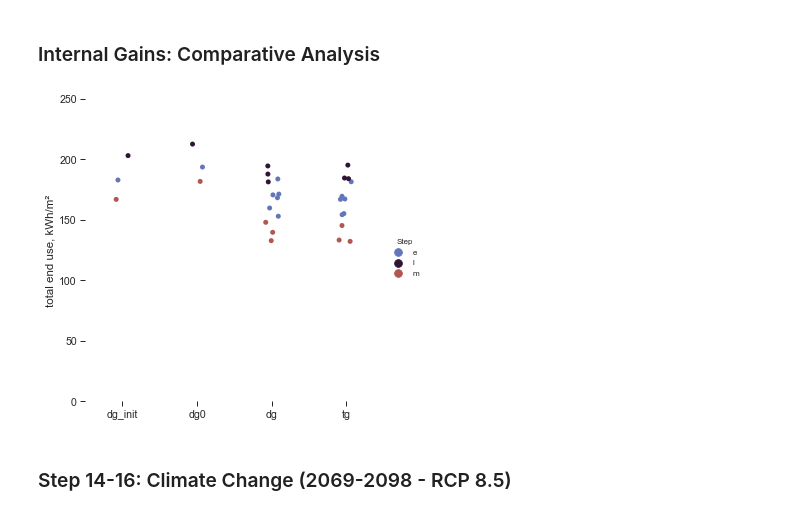
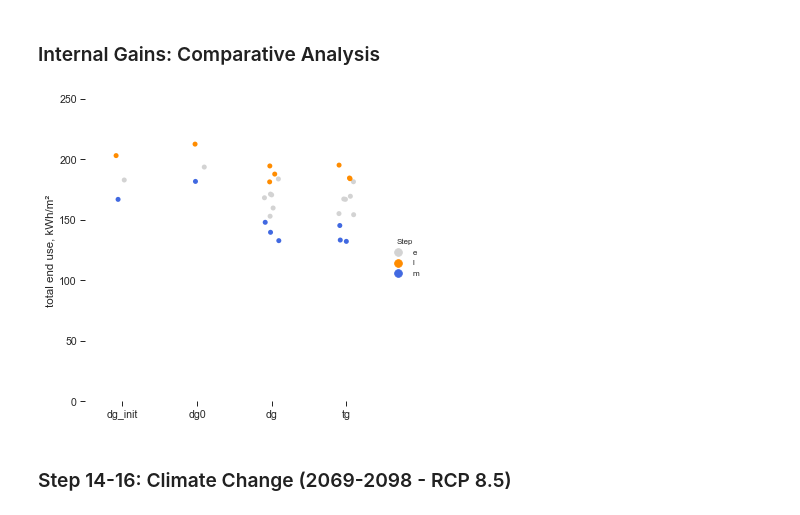
Before and after one commit to JeanSouv/LCA_IGUs, a Jupyter notebook: 01_BEM.ipynb, the cells around one changed output. Drawn from its saved outputs; the diff is of its cells as text; code cells hidden in the pictures.

Commit message:
Graph updated

```diff
--- a/01_BEM.ipynb
+++ b/01_BEM.ipynb
@@ -1743,13 +1743,10 @@ if run_stepbystep:
         idf_modified.run(output_directory=Path('outputs/energyplus'))
 
         # Post-process the results:
-        glazed_facade_area = glazed_facade_area*0.75
         (df_step8, ls_unmet, df_end_use_allsteps) = (
             simulation_postprocess(run_n, df_step8, ls_unmet,
                                    df_end_use_allsteps)
         )
-        # Set back the initial value for the glazed façade area:
-        glazed_facade_area = 2750
 
         # Save results:
         save_results_csv(8, df_step8, ls_unmet, df_end_use_allsteps)
@@ -3372,27 +3331,29 @@ total_end_use_h_plot(code, 300, title)
 # %%
 # Convert to kWh/m²:
 df_plot = (df_end_use_total / net_conditioned_area * 278)
 # Consider only step 5, 12, 13:
 df_plot = df_plot[['e', 'l', 'm']].T.reset_index()
 # Drop single glazing:
 df_plot = df_plot[df_plot.IGU != "sg"]
 
+mycolors=sns.color_palette(['lightgrey', 'darkorange', 'royalblue'])
+
 # Category plot:
 ax = sns.catplot(data=df_plot, x="IGU", y="Total", hue="Step",
                  # kind="point", capsize=.1,
-                 palette="twilight", height=5, aspect=1
+                 palette=mycolors, height=5, aspect=1
                  )
 
 # palette=sns.color_palette(['firebrick', 'lightcoral', 'royalblue'])
 
 (ax.set_axis_labels("", "total end use, kWh/m²")
  .set_titles("{col_var} {col_name}", fontsize=17, y=1.1)
  .set(ylim=(0, 250))
  .despine(left=True, bottom=True, offset=5)
  )
 plt.show()
 # %% [output]
-[figure, old version]
+[figure, new version]
 # %% [markdown]
 ### Step 14-16: Climate Change (2069-2098 - RCP 8.5)
 # %% [markdown]
```
Also changed, not shown: parts of 26 cells of this notebook, 2 other files.
